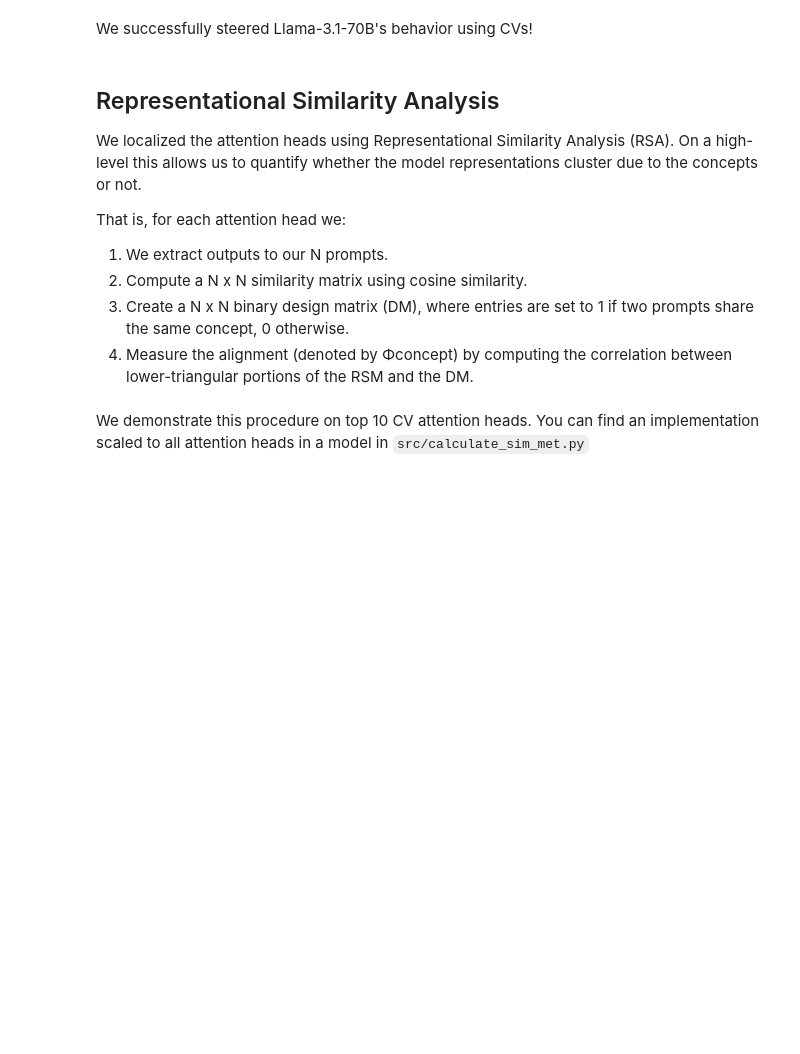
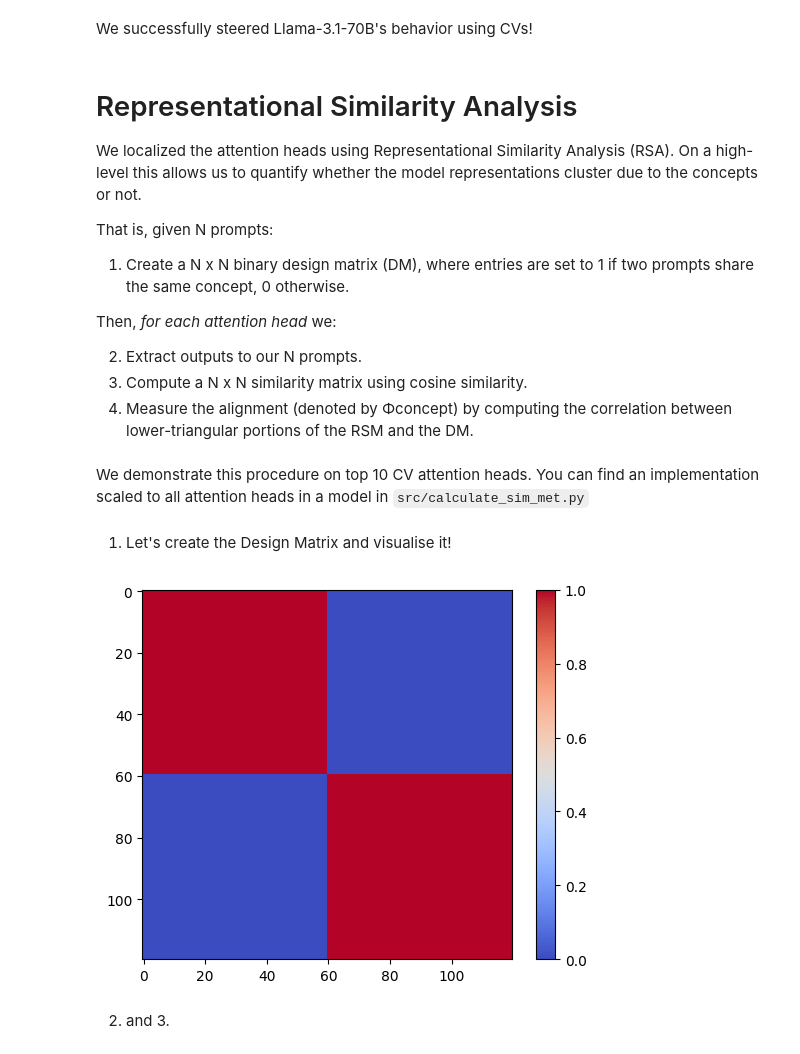
Before and after one commit to gucioopielka/concept_vectors, a Jupyter notebook: demo/demo_notebook.ipynb, the cells around one changed output. Cells and saved outputs as stored; diff of their text form; code cells hidden in the pictures; blank space fills up the shorter version.

```diff
--- a/demo/demo_notebook.ipynb
+++ b/demo/demo_notebook.ipynb
@@ -386,14 +395,41 @@ Intervened accuracy: 46%
 # %% [markdown]
 We successfully steered Llama-3.1-70B's behavior using CVs!
 # %% [markdown]
-## Representational Similarity Analysis
+# Representational Similarity Analysis
 
 We localized the attention heads using Representational Similarity Analysis (RSA). On a high-level this allows us to quantify whether the model representations cluster due to the concepts or not.
 
-That is, for each attention head we:
-1. We extract outputs to our N prompts.
-1. Compute a N x N similarity matrix using cosine similarity.
-2. Create a N x N binary design matrix (DM), where entries are set to 1 if two prompts share the same concept, 0 otherwise.
-3. Measure the alignment (denoted by Φconcept) by computing the correlation between lower-triangular portions of the RSM and the DM.
+That is, given N prompts:
+1. Create a N x N binary design matrix (DM), where entries are set to 1 if two prompts share the same concept, 0 otherwise.
+
+Then, *for each attention head* we:
+
+2. Extract outputs to our N prompts.
+3. Compute a N x N similarity matrix using cosine similarity.
+4. Measure the alignment (denoted by Φconcept) by computing the correlation between lower-triangular portions of the RSM and the DM.
 # %% [markdown]
 We demonstrate this procedure on top 10 CV attention heads. You can find an implementation scaled to all attention heads in a model in <code>src/calculate_sim_met.py</code>
+# %%
+from src.utils.eval_utils import create_design_matrix, rsa
+from src.utils.query_utils import get_simmats
+
+dataset = DatasetConstructor(
+    dataset_ids=['antonym_eng', 'antonym_fr', 'antonym_eng-mc', 'categorical_eng', 'categorical_es', 'categorical_eng-mc'],
+    dataset_size=20,
+    batch_size=20,
+    n_train=5,
+    seed=100
+)
+
+concepts = ['antonym', 'antonym', 'antonym', 'categorical', 'categorical', 'categorical']
+# %% [markdown]
+1. Let's create the Design Matrix and visualise it!
+# %%
+concepts_list = np.repeat(concepts, 20) # repeat the concepts dataset_size times for each concept
+design_matrix = create_design_matrix(concepts_list)
+# %%
+plt.imshow(design_matrix, cmap='coolwarm'); plt.colorbar(); plt.show()
+# %% [output]
+[figure, added]
+# %% [markdown]
+2. and 3.
```
Also changed, not shown: parts of 30 cells of this notebook, 6 other files.
